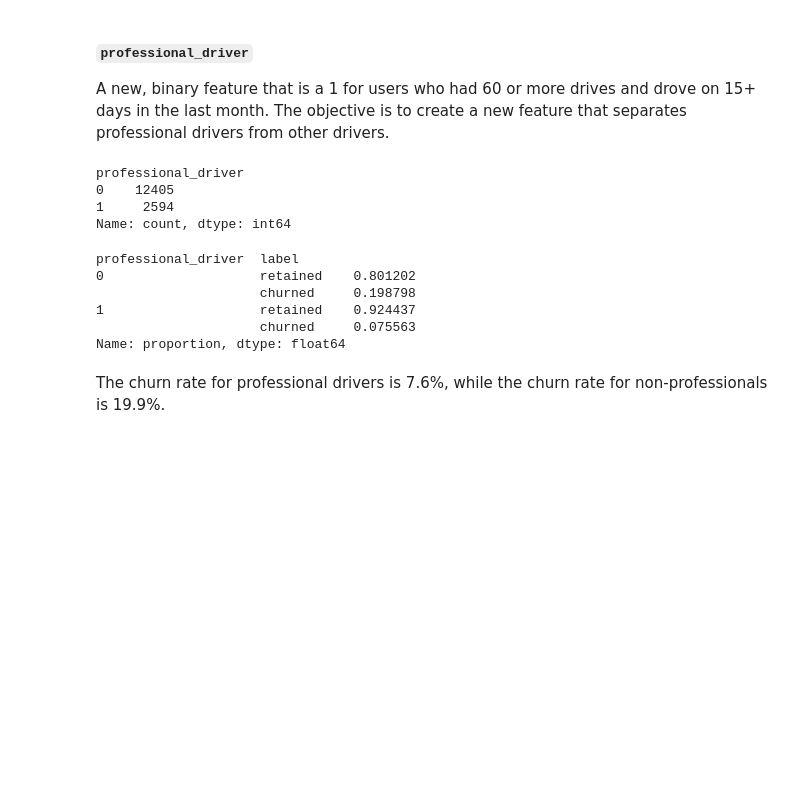
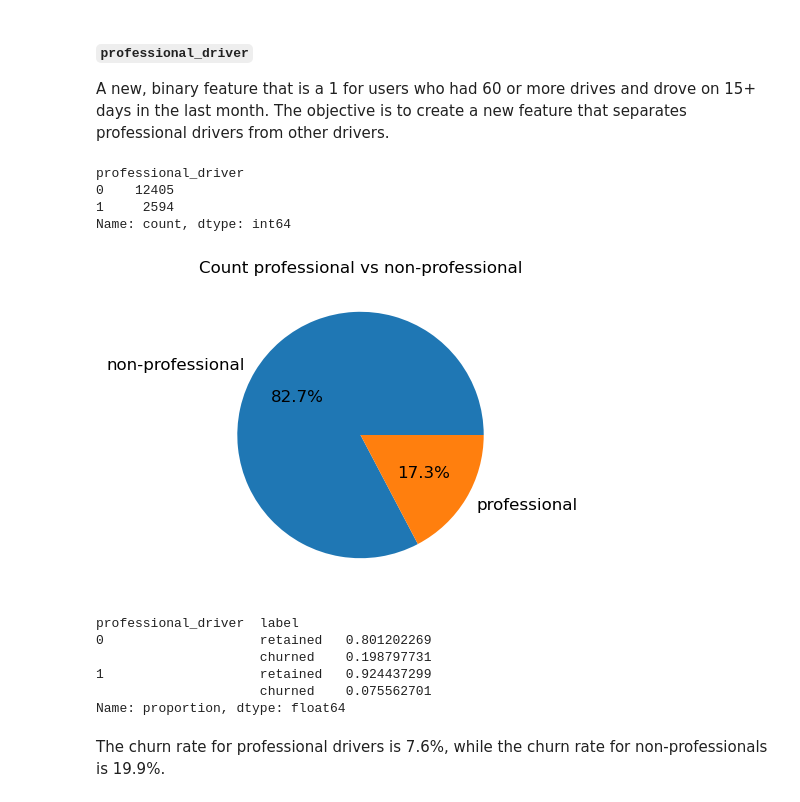
Before and after one commit to fvalerii/Waze, a Jupyter notebook: waze-churn-project.ipynb, the cells around one changed output. Saved outputs shown, nothing was run; the diff lists cells and outputs as text; code cells hidden in the pictures; blank space fills up the shorter version.

```diff
--- a/waze-churn-project.ipynb
+++ b/waze-churn-project.ipynb
@@ -738,23 +738,34 @@ In consideration of how much these users drive, it would be worthwhile to recomm
 # %%
 # New `professional_driver` column
 df1['professional_driver'] = np.where((df1['drives']>=60) & (df1['driving_days']>=15), 1, 0)
+
+# Check count of professionals and non-professionals
+print(df1['professional_driver'].value_counts())
+# %% [output]
+professional_driver
+0    12405
+1     2594
+Name: count, dtype: int64
+# %%
+# Pie chart
+sizes = df1['professional_driver'].value_counts()
+labels = sizes.index.tolist()
+plt.figure(figsize=(8,4))
+plt.pie(sizes, labels=['non-professional', 'professional'], autopct='%1.1f%%', textprops={'color':'black','fontsize':12})
+plt.title('Count professional vs non-professional')
+plt.show()
+# %% [output]
+[figure, added]
 # %%
-# Check count of professionals and non-professionals
-print(df1['professional_driver'].value_counts())
-
 # Check in-class churn rate
 df1.groupby(['professional_driver'])['label'].value_counts(normalize=True)
 # %% [output]
-professional_driver
-0    12405
-1     2594
-Name: count, dtype: int64
+professional_driver  label
+0                    retained   0.801202269
+                     churned    0.198797731
+1                    retained   0.924437299
+                     churned    0.075562701
+Name: proportion, dtype: float64
-professional_driver  label
-0                    retained    0.801202
-                     churned     0.198798
-1                    retained    0.924437
-                     churned     0.075563
-Name: proportion, dtype: float64
 # %% [markdown]
 The churn rate for professional drivers is 7.6%, while the churn rate for non-professionals is 19.9%.
 # %% [markdown]
```
Also changed, not shown: parts of 51 cells of this notebook.
